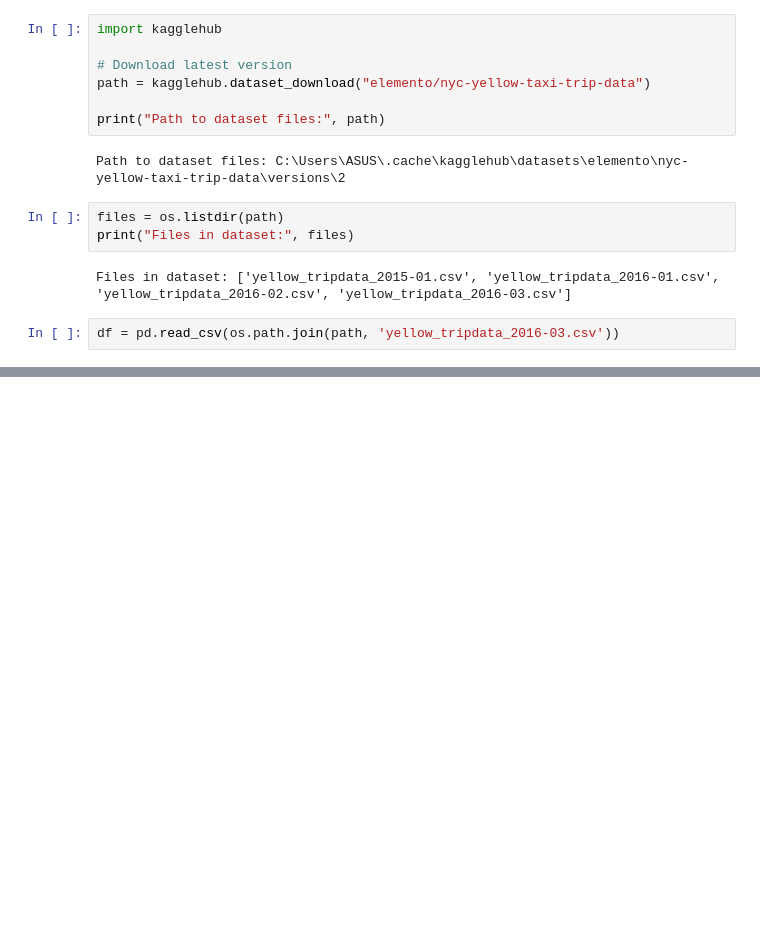
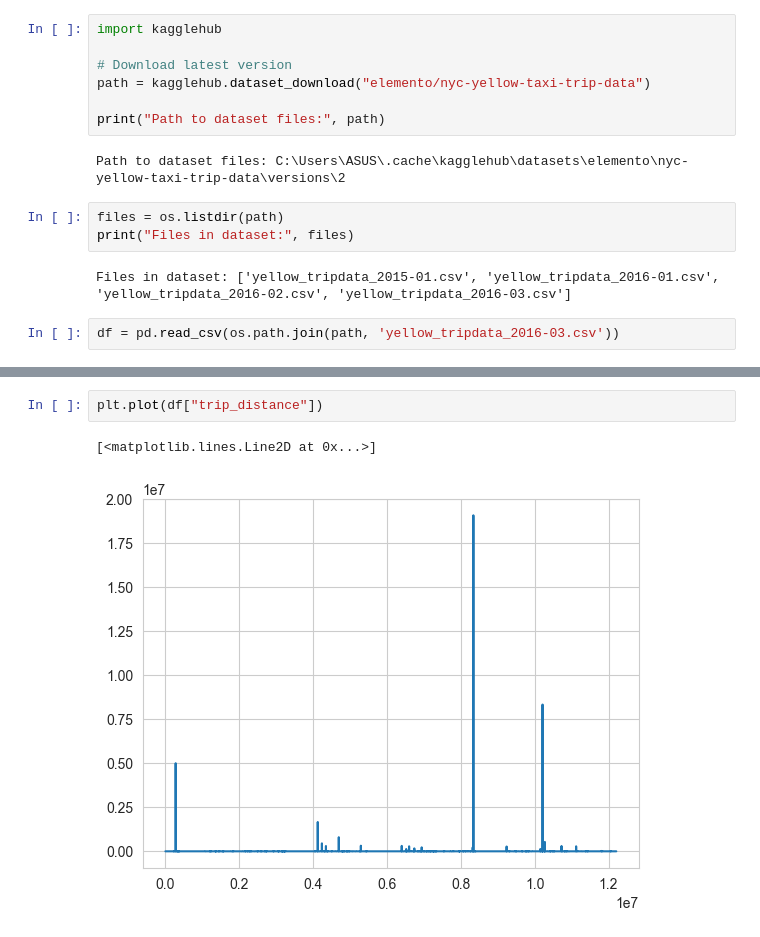
Before and after one commit to Fatemenamdar20/NYC_taxi, a Jupyter notebook: NYC.ipynb, the cells around one changed output, grey strips where cells are left out. Drawn from its saved outputs; the diff is of its cells as text; blank space fills up the shorter version.

```diff
--- a/NYC.ipynb
+++ b/NYC.ipynb
@@ -60,0 +199,5 @@ df.head()
+# %%
+plt.plot(df["trip_distance"])
+# %% [output]
+[<matplotlib.lines.Line2D at 0x...>]
+[figure, added]
```
Also changed, not shown: parts of 33 cells of this notebook.
